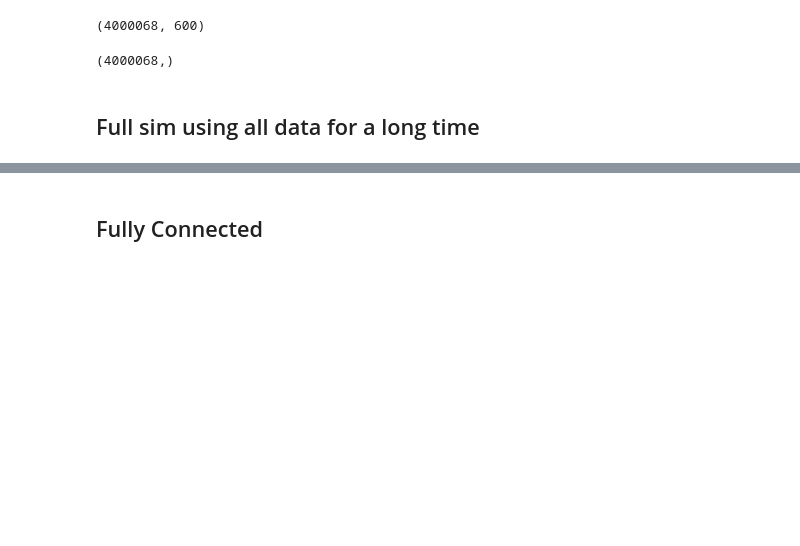
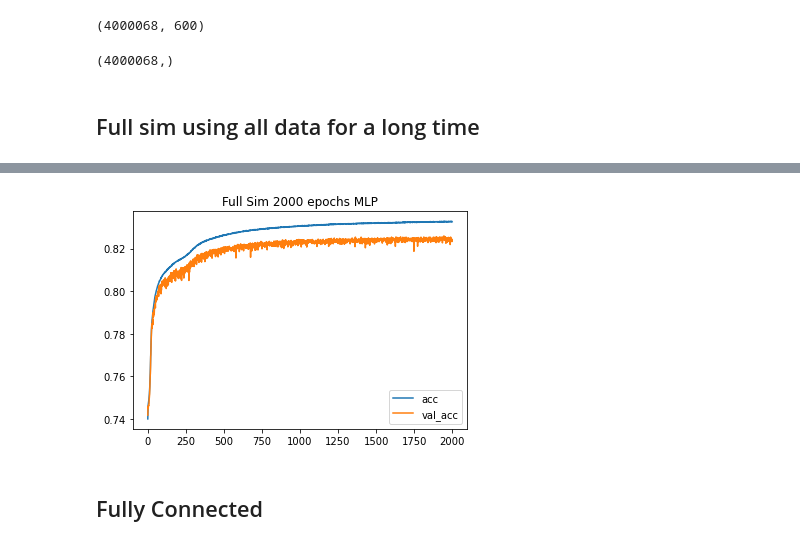
Before and after one commit to evilpegasus/transfer-learning, a Jupyter notebook: fully_connected.ipynb, the cells around one changed output, grey strips where cells are left out. Cells and saved outputs as stored; diff of their text form; code cells hidden in the pictures; blank space fills up the shorter version.

```diff
--- a/fully_connected.ipynb
+++ b/fully_connected.ipynb
@@ -183,6 +185,13 @@ history_full_all_data = model_full_all_data.fit(
     validation_data=(x_full_test, y_full_test))
 # %%
 model_full_all_data.save_weights("full_sim_all_data_2000epochs_MLP.h5")
+# %%
+plt.plot(history_full_all_data.history["accuracy"], label="acc")
+plt.plot(history_full_all_data.history["val_accuracy"], label="val_acc")
+plt.title("Full Sim 2000 epochs MLP")
+plt.legend();
+# %% [output]
+[figure, added]
 # %% [markdown]
 ## Fully Connected
 # %%
```
Also changed, not shown: parts of 2 cells of this notebook, 2 other files.
